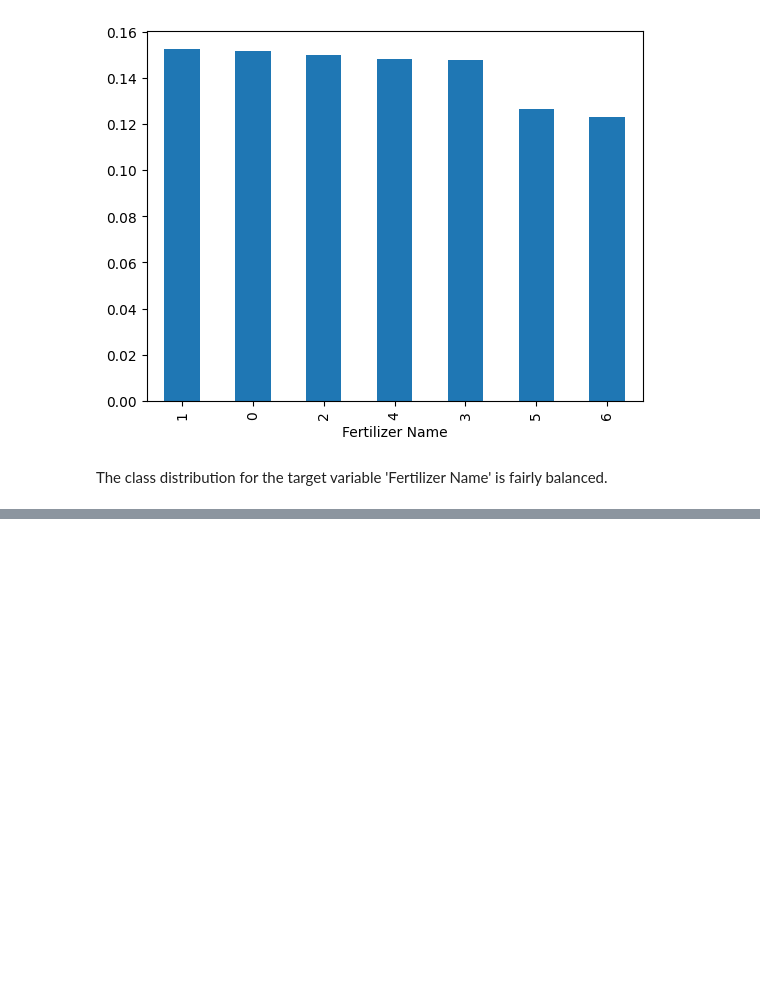
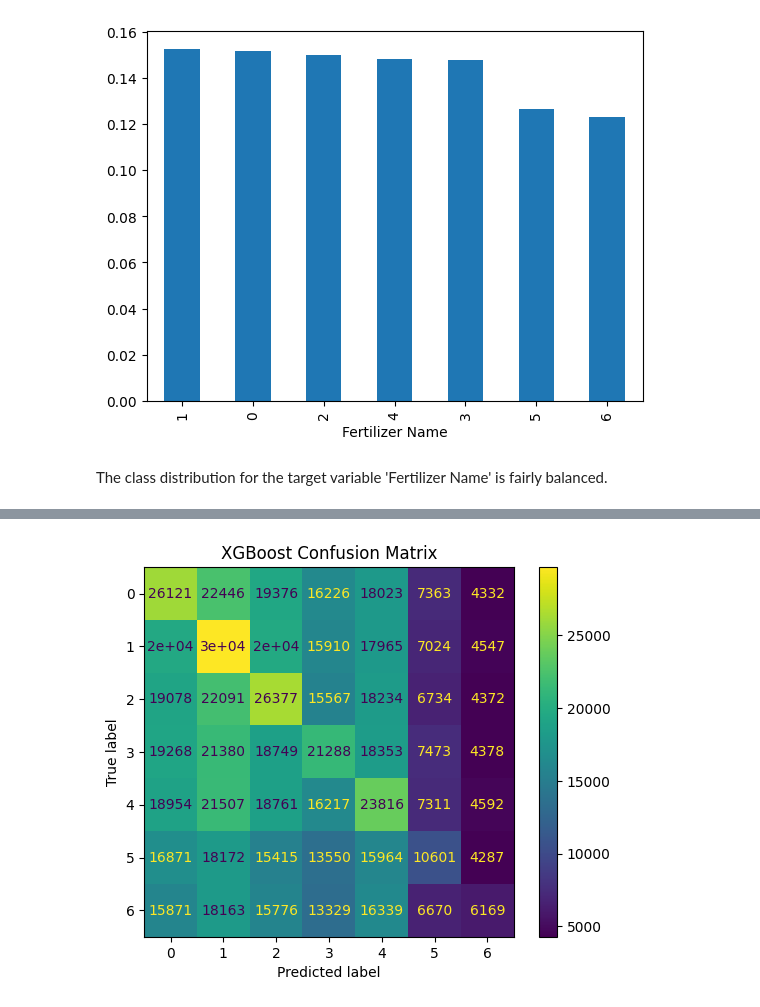
Before and after one commit to Carrie-lml/Predicting-Optimal-Fertilizers, a Jupyter notebook: predicting-optimal-fertilizers.ipynb, the cells around one changed output, grey strips where cells are left out. Drawn from its saved outputs; the diff is of its cells as text; code cells hidden in the pictures; blank space fills up the shorter version.

```diff
--- a/predicting-optimal-fertilizers.ipynb
+++ b/predicting-optimal-fertilizers.ipynb
@@ -116,0 +221,13 @@ y = train['Fertilizer Name']
+# %%
+xgb_model = XGBClassifier(
+    objective='multi:softprob',
+    num_class=len(np.unique(y)),
+    n_estimators=200,
+    learning_rate=0.1,
+    max_depth=6,
+    random_state=42,
+    use_label_encoder=False,
+    eval_metric='mlogloss'
+)
+xgb_preds = cross_val_predict(xgb_model, X, y, cv=cv)
+evaluate_metrics(y, xgb_preds)
@@ -116,0 +269,7 @@ y = train['Fertilizer Name']
+# %%
+# XGBoost
+ConfusionMatrixDisplay.from_predictions(y, xgb_preds)
+plt.title("XGBoost Confusion Matrix")
+plt.show()
+# %% [output]
+[figure, added]
```
Also changed, not shown: parts of 20 cells of this notebook.
